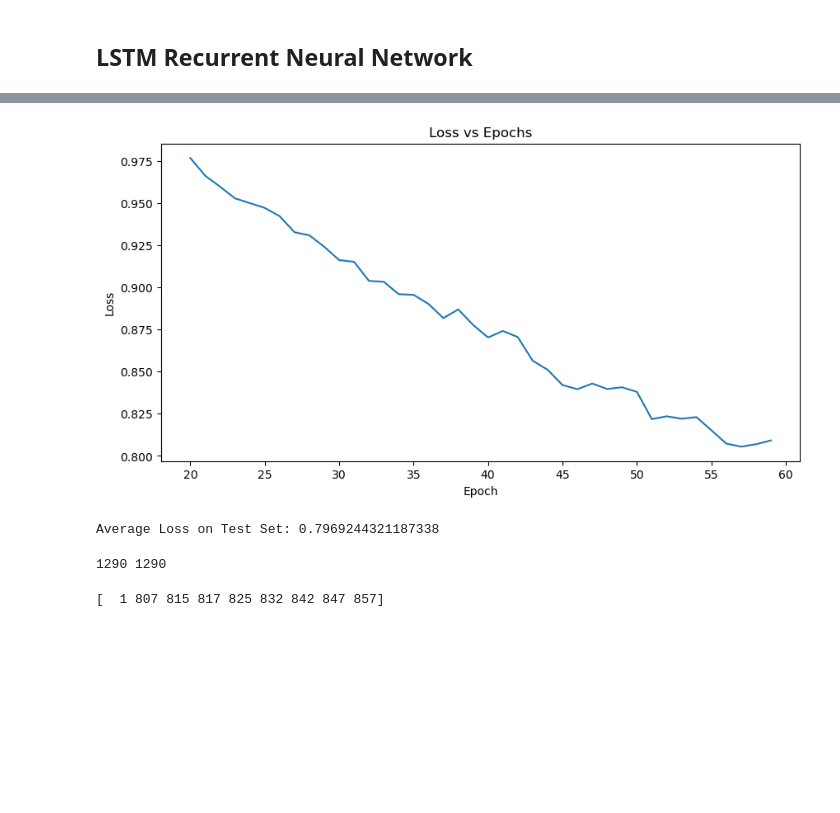
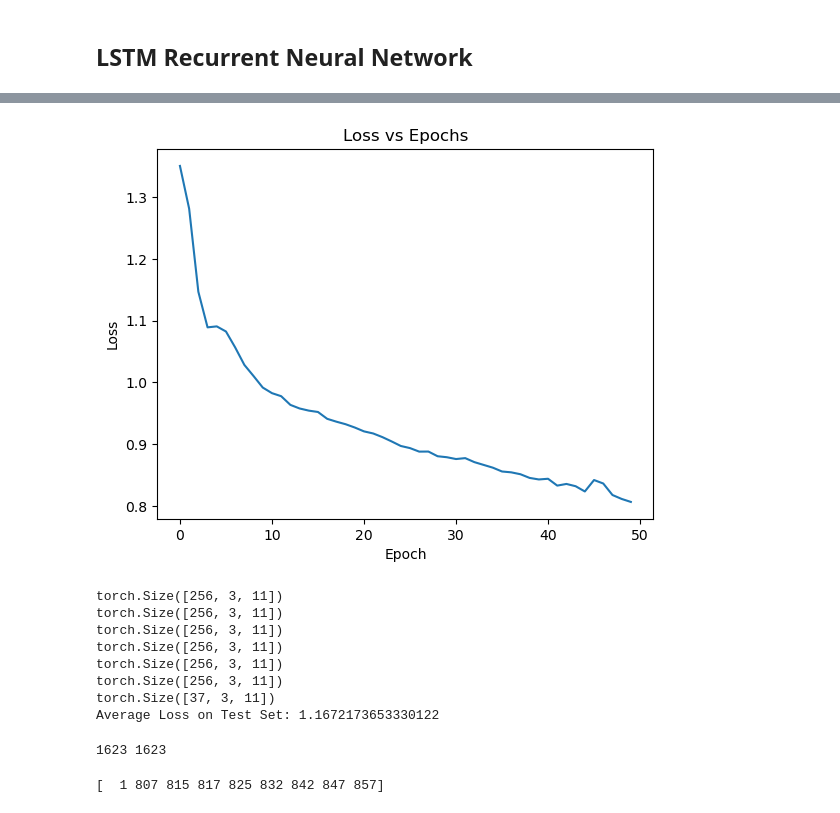
Before and after one commit to krwiles/capstone-project, a Jupyter notebook: project.ipynb, the cells around one changed output, grey strips where cells are left out. Saved outputs shown, nothing was run; the diff lists cells and outputs as text; code cells hidden in the pictures; blank space fills up the shorter version.

Commit message:
Removed 1 input from LSTM, saved model, added UI

```diff
--- a/project.ipynb
+++ b/project.ipynb
@@ -651,7 +502,7 @@ train_dataset = TensorDataset(X_train, y_train)
 test_dataset = TensorDataset(X_test, y_test)
 
 # Create a DataLoader to handle batching
-batch_size = 512
+batch_size = 256
 train_loader = DataLoader(dataset=train_dataset, batch_size=batch_size, shuffle=False)
 test_loader = DataLoader(dataset=test_dataset, batch_size=batch_size, shuffle=False) # test data should not be shuffled
 # %% [output]
@@ -660,6 +511,6 @@ torch.Size([30352, 1])
 # %%
 class LSTMHybrid(nn.Module):
-    def __init__(self, input_size=12, hidden_size=128, num_layers=2, output_size=1):
+    def __init__(self, input_size=11, hidden_size=128, num_layers=2, output_size=1):
         super().__init__()
         self.hidden_size = hidden_size
         self.num_layers = num_layers
@@ -692,11 +543,11 @@ class LSTMHybrid(nn.Module):
         out = self.output(out)
         return out
 # %%
-model = LSTMHybrid(12, 128, 2, 1)
+model = LSTMHybrid(11, 128, 2, 1)
 
 pit_weight = ((len(y_train) - y_train.sum()) / y_train.sum()) # calculated weight
 print(pit_weight)
 
 criterion = nn.BCEWithLogitsLoss(pos_weight = pit_weight) # binary cross entropy loss function
-optimizer = optim.Adam(model.parameters(), lr=0.0007)
+optimizer = optim.Adam(model.parameters(), lr=0.0005)
 # %% [output]
@@ -704,5 +555,5 @@ tensor(34.9621)
 # %%
-num_epochs = 60
+num_epochs = 50
 losses = []
 
 for epoch in range(num_epochs):
@@ -720,9 +571,6 @@ for epoch in range(num_epochs):
 
         epoch_loss += loss.item()
 
-#        if (i + 1) % 50 == 0:
-#            print(f'Epoch [{epoch + 1}], Batch [{i + 1}]Loss: {loss.item()}')
-
     epoch_loss /= len(train_loader)
     losses.append(epoch_loss)
     if (epoch + 1) % 5 == 0:
@@ -743,12 +589,12 @@ Epoch [60], Loss: 0.8091849128405253
 # %%
-plt.figure(figsize=(10,5))
-plt.plot(range(20, len(losses)), losses[20::])
+#plt.figure(figsize=(10,5))
+plt.plot(range(0, len(losses)), losses[0::])
 plt.xlabel('Epoch')
 plt.ylabel('Loss')
 plt.title('Loss vs Epochs')
 plt.show()
 # %% [output]
-[figure, old version]
+[figure, new version]
 # %%
 model.eval()
 total_loss = 0.0
@@ -766,6 +612,9 @@ with torch.no_grad():  # disable gradient computation
         predictions.append(y_pred)
         true_labels.append(y_batch)
 
+        #DELETE THIS
+        print(X_batch.shape)
+
 average_loss = total_loss / len(test_loader)
 
 predictions = torch.cat(predictions)  # Combine all predictions into a single tensor
@@ -774,21 +623,28 @@ true_labels = torch.cat(true_labels)  # Combine all true labels into a single te
 # Print average loss
 print(f'Average Loss on Test Set: {average_loss}')
 # %% [output]
-Average Loss on Test Set: 0.7969244321187338
+torch.Size([256, 3, 11])
+torch.Size([256, 3, 11])
+torch.Size([256, 3, 11])
+torch.Size([256, 3, 11])
+torch.Size([256, 3, 11])
+torch.Size([256, 3, 11])
+torch.Size([37, 3, 11])
+Average Loss on Test Set: 1.1672173653330122
 # %%
-# reasemble the predictions from the segments
+# reasemble the predictions from the segments (insert the missing laps as 0s)
 result = []
 j = 0
 for i in range(len(X_test_original)):
     if X_test_original[i][0] >= WS:
         result.append(torch.sigmoid(predictions[j]))
         j += 1
-        continue
-    result.append(0)
+    else:
+        result.append(0)
 
 print(len(X_test_original), len(result))
 # %% [output]
-1290 1290
+1623 1623
 # %%
 test = df_test.copy()
 test['predictedNext'] = result
```
Also changed, not shown: parts of 34 cells of this notebook.
